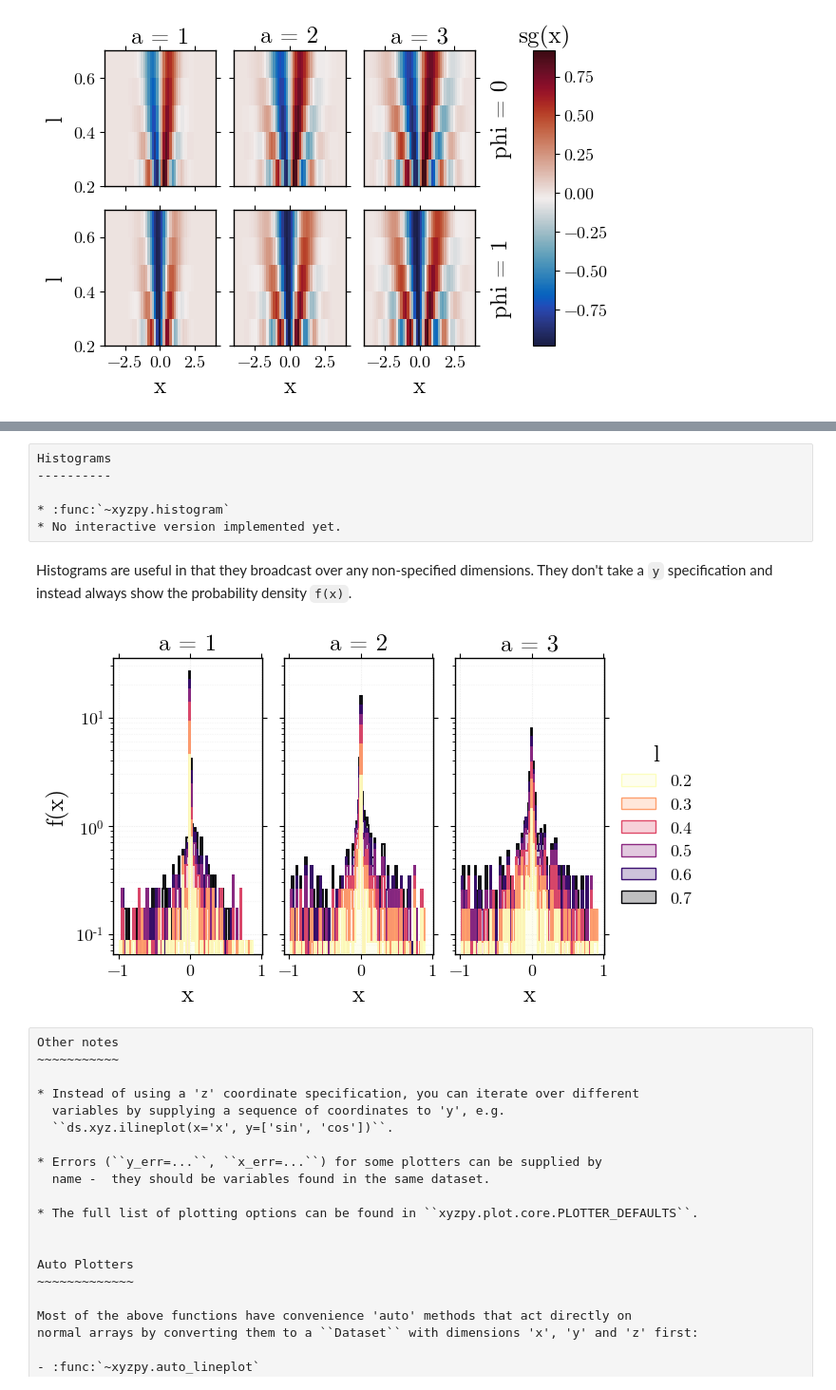
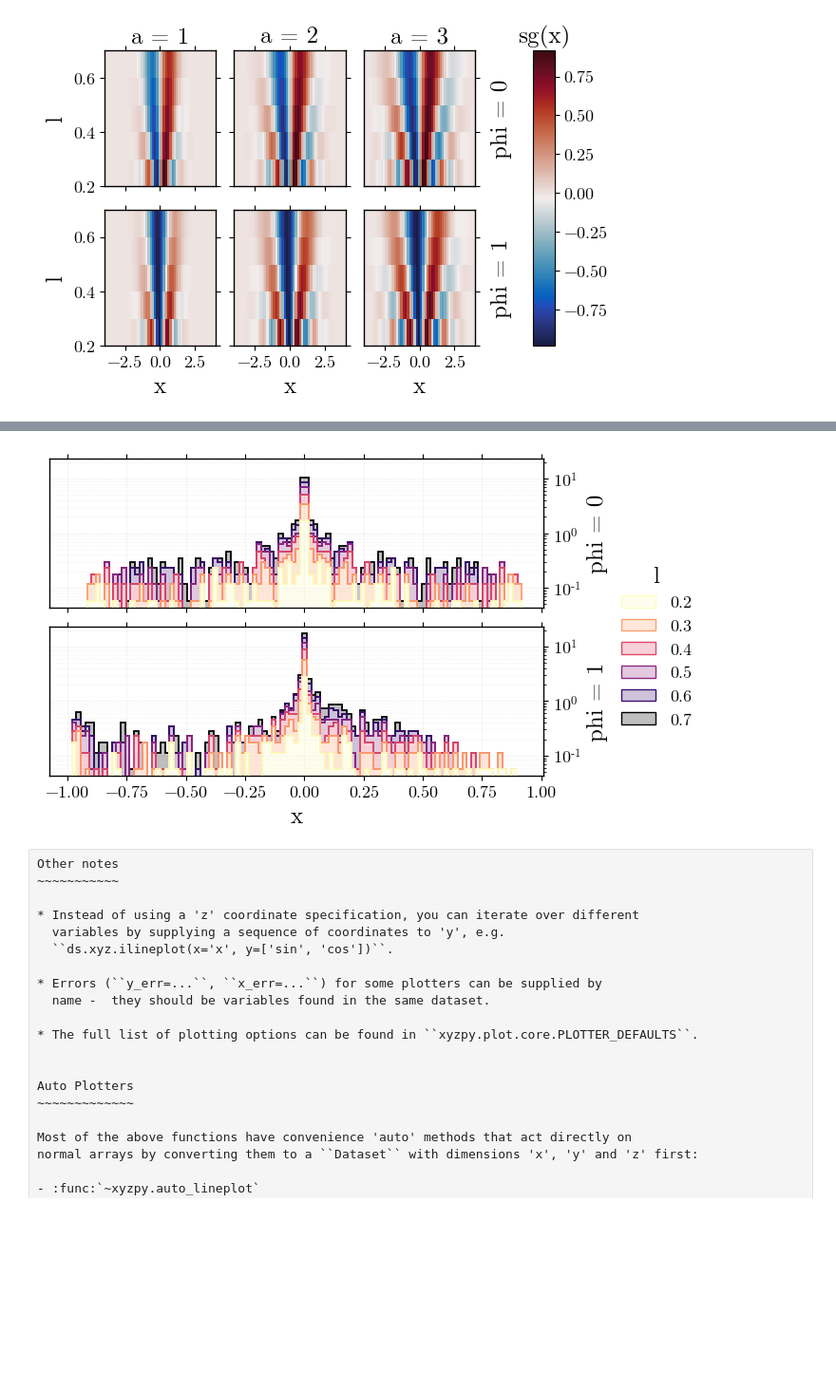
Before and after one commit to jcmgray/xyzpy, a Jupyter notebook: docs/plotting.ipynb, the cells around one changed output, grey strips where cells are left out. Shown at 95% size. Saved outputs shown, nothing was run; the diff lists cells and outputs as text; code cells hidden in the pictures; blank space fills up the shorter version.

```diff
--- a/docs/plotting.ipynb
+++ b/docs/plotting.ipynb
@@ -109,4 +130,6 @@ r.last_ds.xyz.scatter(x='sg(x)', y='x', z='l', col='a', row='phi',
 # %%
-r.last_ds.xyz.iscatter(x='sg(x)', y='x', z='l', col='a', row='phi',
-                       colors=True, colormap='viridis', figsize=(6, 4))
+# note we have dropped the col specification
+r.last_ds.xyz.histogram(x='sg(x)', z='l', row='phi',
+                        bins=100, ylog=True, stacked=True,
+                        colors=True, colormap='magma_r', figsize=(6, 4))
 # %% [output]
@@ -115,17 +136,4 @@ r.last_ds.xyz.iscatter(x='sg(x)', y='x', z='l', col='a', row='phi',
+[figure, added]
-# %% [raw]
-Histograms
-----------
-
-* :func:`~xyzpy.histogram`
-* No interactive version implemented yet.
-# %% [markdown]
-Histograms are useful in that they broadcast over any non-specified dimensions. They don't take a ``y`` specification and instead always show the probability density ``f(x)``.
-# %%
-r.last_ds.xyz.histogram(x='sg(x)', z='l', col='a',
-                        bins=100, ylog=True, stacked=True,
-                        colors=True, colormap='magma_r', figsize=(6, 4))
-# %% [output]
-[figure, removed]
 # %% [raw]
 Other notes
 ~~~~~~~~~~~
```
Also changed, not shown: parts of 15 cells of this notebook.
